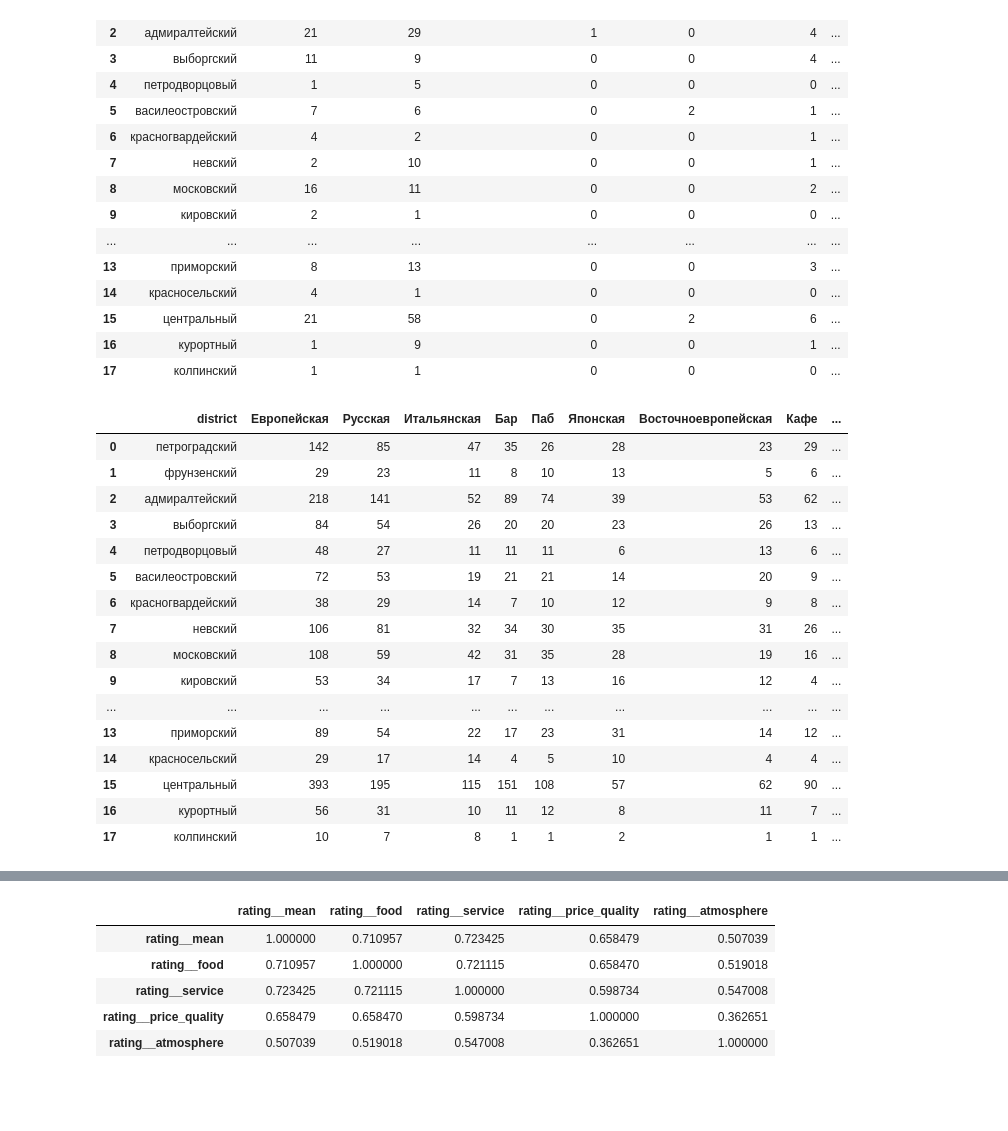
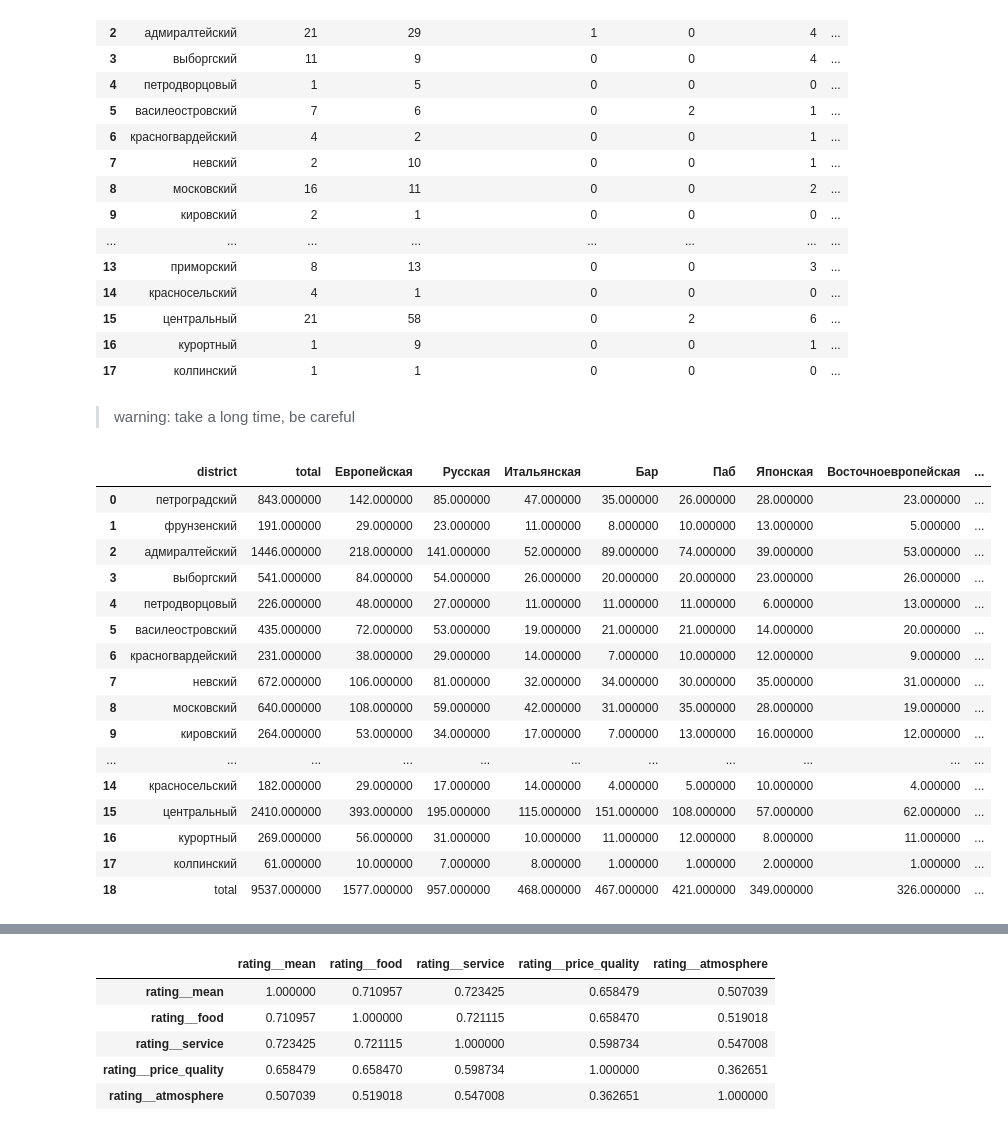
Before and after one commit to ValeryVolokha/SPbRestaurantsAnalyticalProject, a Jupyter notebook: analysis.ipynb, the cells around one changed output, grey strips where cells are left out. Cells and saved outputs as stored; diff of their text form; code cells hidden in the pictures; blank space fills up the shorter version.

```diff
--- a/analysis.ipynb
+++ b/analysis.ipynb
@@ -210,6 +193,8 @@ kitchen_types_by_district_counts.toPandas()
 | 15 | центральный | 21 | 58 | 0 | 2 | 6 | ... |
 | 16 | курортный | 1 | 9 | 0 | 0 | 1 | ... |
 | 17 | колпинский | 1 | 1 | 0 | 0 | 0 | ... |
+# %% [markdown]
+> warning: take a long time, be careful
 # %%
 # (optional) step 4 - create dict of columns names and sum of values in this columns
 kitchen_types_sum = {
@@ -227,23 +212,3 @@ kitchen_types_sum = {k: v for k, v in sorted(kitchen_types_sum.items(), key=lamb
 # reorder columns by sum of values
 kitchen_types_by_district_counts_reordered = kitchen_types_by_district_counts \
     .select('district', (*(F.col(c).alias(c) for c in kitchen_types_sum)))
-
-kitchen_types_by_district_counts_reordered.toPandas()
-# %% [output]
-|  | district | Европейская | Русская | Итальянская | Бар | Паб | Японская | Восточноевропейская | Кафе | ... |
-| 0 | петроградский | 142 | 85 | 47 | 35 | 26 | 28 | 23 | 29 | ... |
-| 1 | фрунзенский | 29 | 23 | 11 | 8 | 10 | 13 | 5 | 6 | ... |
-| 2 | адмиралтейский | 218 | 141 | 52 | 89 | 74 | 39 | 53 | 62 | ... |
-| 3 | выборгский | 84 | 54 | 26 | 20 | 20 | 23 | 26 | 13 | ... |
-| 4 | петродворцовый | 48 | 27 | 11 | 11 | 11 | 6 | 13 | 6 | ... |
-| 5 | василеостровский | 72 | 53 | 19 | 21 | 21 | 14 | 20 | 9 | ... |
-| 6 | красногвардейский | 38 | 29 | 14 | 7 | 10 | 12 | 9 | 8 | ... |
-| 7 | невский | 106 | 81 | 32 | 34 | 30 | 35 | 31 | 26 | ... |
-| 8 | московский | 108 | 59 | 42 | 31 | 35 | 28 | 19 | 16 | ... |
-| 9 | кировский | 53 | 34 | 17 | 7 | 13 | 16 | 12 | 4 | ... |
-| ... | ... | ... | ... | ... | ... | ... | ... | ... | ... | ... |
-| 13 | приморский | 89 | 54 | 22 | 17 | 23 | 31 | 14 | 12 | ... |
-| 14 | красносельский | 29 | 17 | 14 | 4 | 5 | 10 | 4 | 4 | ... |
-| 15 | центральный | 393 | 195 | 115 | 151 | 108 | 57 | 62 | 90 | ... |
-| 16 | курортный | 56 | 31 | 10 | 11 | 12 | 8 | 11 | 7 | ... |
-| 17 | колпинский | 10 | 7 | 8 | 1 | 1 | 2 | 1 | 1 | ... |
@@ -249,0 +220,30 @@ kitchen_types_by_district_counts_reordered.toPandas()
+# %%
+pd_kitchen_types_by_district = kitchen_types_by_district_counts_reordered.toPandas()
+pd_kitchen_types_by_district.loc[len(pd_kitchen_types_by_district)] = pd_kitchen_types_by_district.sum(numeric_only=True, axis=0)
+pd_kitchen_types_by_district.loc[len(pd_kitchen_types_by_district)-1, 'district'] = 'total'
+pd_kitchen_types_by_district['total'] = pd_kitchen_types_by_district.sum(numeric_only=True, axis=1)
+
+pd_cols = pd_kitchen_types_by_district.columns.tolist()
+pd_cols = [pd_cols[0]] + [pd_cols[-1]] + pd_cols[1:-1]
+pd_kitchen_types_by_district = pd_kitchen_types_by_district[pd_cols]
+
+pd_kitchen_types_by_district = (pd_kitchen_types_by_district.style.apply(highlight, subset=pd.IndexSlice[:, 'total'])).apply(highlight, subset=pd.IndexSlice[len(pd_kitchen_types_by_district)-1, :])
+pd_kitchen_types_by_district
+# %% [output]
+|  | district | total | Европейская | Русская | Итальянская | Бар | Паб | Японская | Восточноевропейская | ... |
+| 0 | петроградский | 843.000000 | 142.000000 | 85.000000 | 47.000000 | 35.000000 | 26.000000 | 28.000000 | 23.000000 | ... |
+| 1 | фрунзенский | 191.000000 | 29.000000 | 23.000000 | 11.000000 | 8.000000 | 10.000000 | 13.000000 | 5.000000 | ... |
+| 2 | адмиралтейский | 1446.000000 | 218.000000 | 141.000000 | 52.000000 | 89.000000 | 74.000000 | 39.000000 | 53.000000 | ... |
+| 3 | выборгский | 541.000000 | 84.000000 | 54.000000 | 26.000000 | 20.000000 | 20.000000 | 23.000000 | 26.000000 | ... |
+| 4 | петродворцовый | 226.000000 | 48.000000 | 27.000000 | 11.000000 | 11.000000 | 11.000000 | 6.000000 | 13.000000 | ... |
+| 5 | василеостровский | 435.000000 | 72.000000 | 53.000000 | 19.000000 | 21.000000 | 21.000000 | 14.000000 | 20.000000 | ... |
+| 6 | красногвардейский | 231.000000 | 38.000000 | 29.000000 | 14.000000 | 7.000000 | 10.000000 | 12.000000 | 9.000000 | ... |
+| 7 | невский | 672.000000 | 106.000000 | 81.000000 | 32.000000 | 34.000000 | 30.000000 | 35.000000 | 31.000000 | ... |
+| 8 | московский | 640.000000 | 108.000000 | 59.000000 | 42.000000 | 31.000000 | 35.000000 | 28.000000 | 19.000000 | ... |
+| 9 | кировский | 264.000000 | 53.000000 | 34.000000 | 17.000000 | 7.000000 | 13.000000 | 16.000000 | 12.000000 | ... |
+| ... | ... | ... | ... | ... | ... | ... | ... | ... | ... | ... |
+| 14 | красносельский | 182.000000 | 29.000000 | 17.000000 | 14.000000 | 4.000000 | 5.000000 | 10.000000 | 4.000000 | ... |
+| 15 | центральный | 2410.000000 | 393.000000 | 195.000000 | 115.000000 | 151.000000 | 108.000000 | 57.000000 | 62.000000 | ... |
+| 16 | курортный | 269.000000 | 56.000000 | 31.000000 | 10.000000 | 11.000000 | 12.000000 | 8.000000 | 11.000000 | ... |
+| 17 | колпинский | 61.000000 | 10.000000 | 7.000000 | 8.000000 | 1.000000 | 1.000000 | 2.000000 | 1.000000 | ... |
+| 18 | total | 9537.000000 | 1577.000000 | 957.000000 | 468.000000 | 467.000000 | 421.000000 | 349.000000 | 326.000000 | ... |
```
Also changed, not shown: parts of 4 cells of this notebook, 7 other files.
